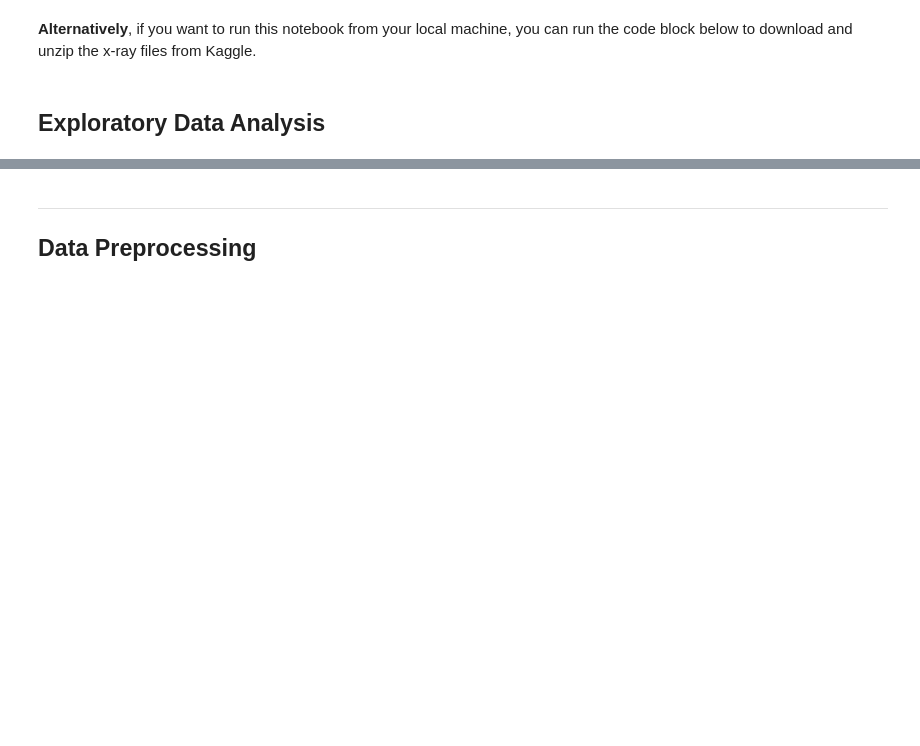
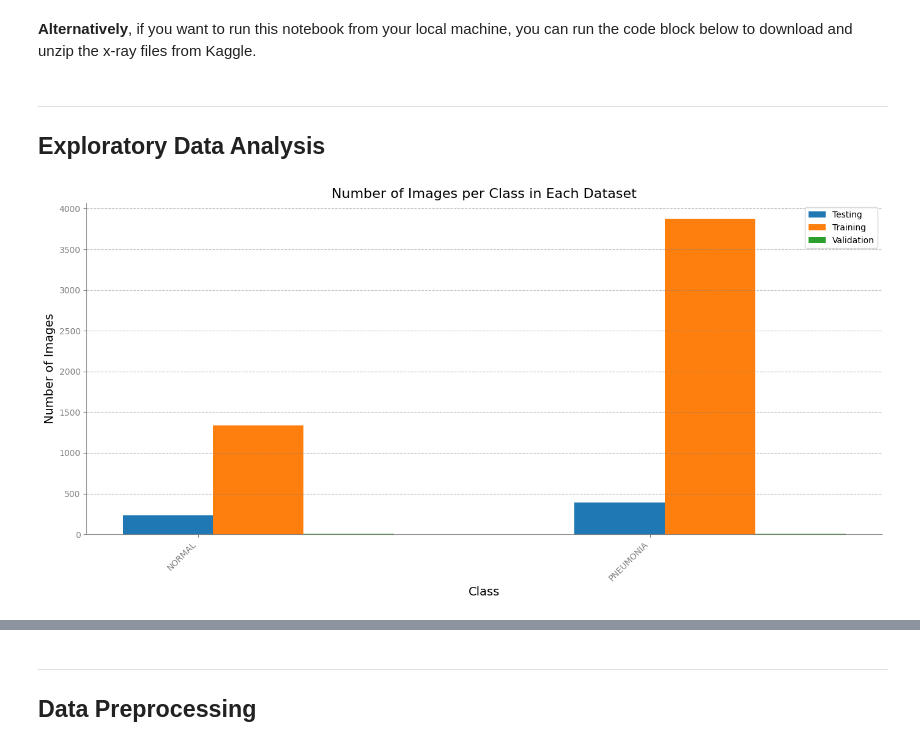
Before and after one commit to AndyMDH/pneumonia_detection_cnn, a Jupyter notebook: main.ipynb, the cells around one changed output, grey strips where cells are left out. Cells and saved outputs as stored; diff of their text form; code cells hidden in the pictures; blank space fills up the shorter version.

```diff
--- a/main.ipynb
+++ b/main.ipynb
@@ -152,4 +152,5 @@ Dataset directories exist.
 #         print(f'2. Place the downloaded "archive.zip" file in the "{DATASET_DIR}" folder.')
 #         print(f'3. Rerun this script after placing the corpus in the correct location.')
 # %% [markdown]
+---
 ## Exploratory Data Analysis
@@ -157,0 +157,54 @@ Dataset directories exist.
+# %%
+import matplotlib.pyplot as plt
+import numpy as np
+
+def visualize_counts_grouped(counts):
+    """
+    Visualize image counts as grouped bar charts for each class across datasets.
+    Args:
+    - counts (dict of dicts): Image counts for each class in each dataset.
+    """
+    # Extract dataset names and ensure a consistent order
+    datasets = sorted(counts.keys())
+    # Aggregate all classes from the datasets, ensuring no duplicates
+    classes = sorted(set([class_ for dataset in counts.values() for class_ in dataset.keys()]))
+
+    # Number of dataset groups and total classes for plotting
+    n_datasets = len(datasets)
+    n_classes = len(classes)
+
+    # Create an array for the x locations of the groups
+    ind = np.arange(n_classes)
+    # The width of the bars: can also be len(x) sequence
+    width = 0.2
+
+    fig, ax = plt.subplots(figsize=(14, 7))
+
+    # Generate bars for each dataset
+    for i, dataset in enumerate(datasets):
+        dataset_counts = [counts[dataset].get(class_, 0) for class_ in classes]
+        ax.bar(ind + i*width, dataset_counts, width, label=dataset)
+
+    # Add some text for labels, title, and custom x-axis tick labels, etc.
+    ax.set_xlabel('Class', fontsize=14)
+    ax.set_ylabel('Number of Images', fontsize=14)
+    ax.set_title('Number of Images per Class in Each Dataset', fontsize=16)
+    ax.set_xticks(ind + width / n_datasets)
+    ax.set_xticklabels(classes, rotation=45, ha="right")
+    ax.legend()
+
+    # Improve the aesthetics
+    ax.spines['top'].set_visible(False)
+    ax.spines['right'].set_visible(False)
+    ax.spines['left'].set_color('gray')
+    ax.spines['bottom'].set_color('gray')
+    ax.tick_params(colors='gray', which='both')
+    ax.yaxis.grid(True, linestyle='--', which='major', color='grey', alpha=0.5)
+
+    # Show the plot
+    plt.tight_layout()
+    plt.show()
+
+visualize_counts_grouped(image_counts)
+# %% [output]
+[figure, added]
```
Also changed, not shown: parts of 4 cells of this notebook.
